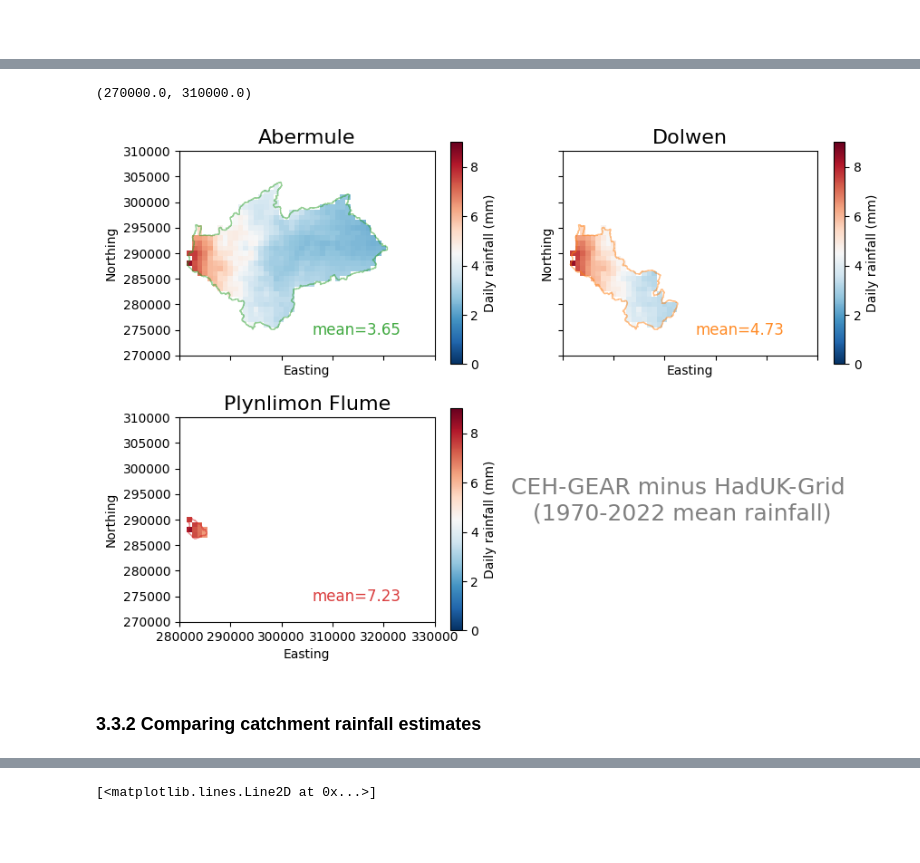
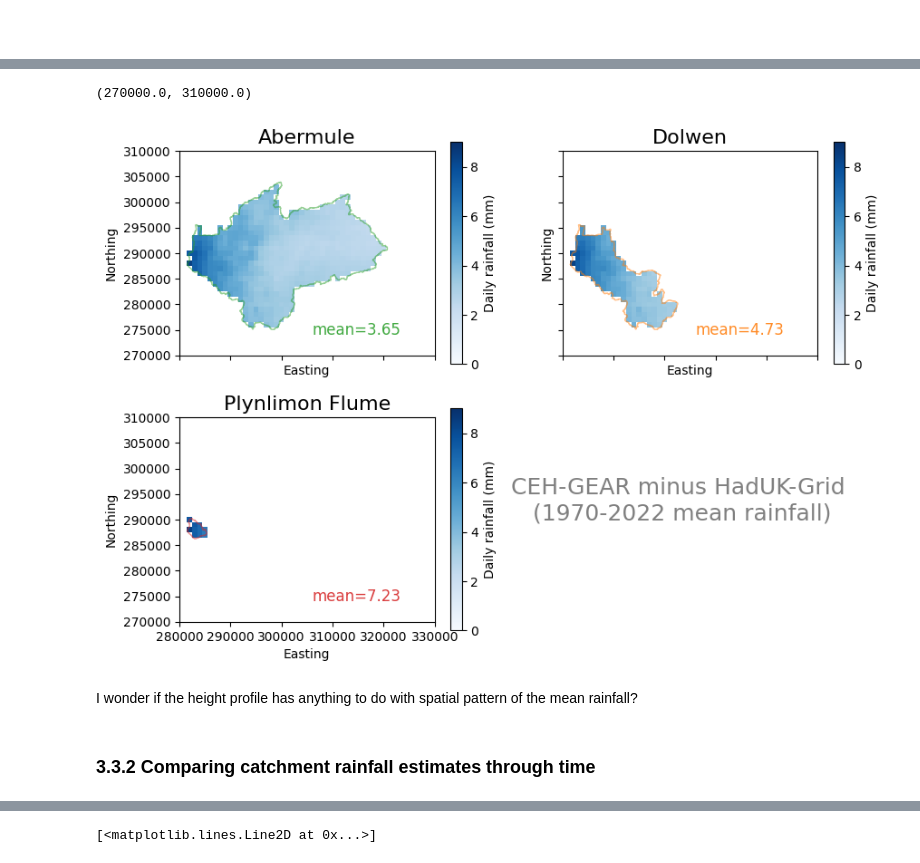
Before and after one commit to Thomasjkeel/UKCEH_Summer_School, a Jupyter notebook: Workshop_4/Workshop_4_rainfall_comparison.ipynb, the cells around one changed output, grey strips where cells are left out. Saved outputs shown, nothing was run; the diff lists cells and outputs as text; code cells hidden in the pictures; blank space fills up the shorter version.

```diff
--- a/Workshop_4/Workshop_4_rainfall_comparison.ipynb
+++ b/Workshop_4/Workshop_4_rainfall_comparison.ipynb
@@ -923,23 +959,24 @@ catchments_shp_and_hght = {'Abermule': {'shp': abermule_shp, 'hght': abermule_hg
 # %%
 fig, axes = plt.subplots(2, 2, figsize=(10, 7), sharex=True, sharey=True)
 
 for ax, catchment, color_to_use in zip(axes.flatten(), catchments_shp_and_hght.keys(), ['C2', 'C1', 'C3']):
     region_mask_rain_diff = data_utils.mask_region_rainfall(severn_gear_daily, catchments_shp_and_hght[catchment]['hght']).mean('time')["rainfall_amount"]
-    region_mask_rain_diff.plot(ax=ax, vmin=0, vmax=9, cmap='RdBu_r', cbar_kwargs={'label': 'Daily rainfall (mm)'})
+    region_mask_rain_diff.plot(ax=ax, vmin=0, vmax=9, cmap='Blues', cbar_kwargs={'label': 'Daily rainfall (mm)'})
     catchments_shp_and_hght[catchment]['shp'].plot(ax=ax, facecolor='none', edgecolor=color_to_use, alpha=.5)
     ax.set_title(f"{catchment}", size=16)
     ax.set_xlabel('Easting')
     ax.set_ylabel('Northing')
     ax.text(s=f'mean={region_mask_rain_diff.mean():.2f}', x=306000, y=274000, size=12, color=color_to_use, alpha=.9)
 axes[1][1].remove()
 axes[1][0].text(s='CEH-GEAR minus HadUK-Grid\n   (1970-2022 mean rainfall)', x=345000, y=290000, size=18, color='grey')
 ax.set_xlim(280000, 330000); ax.set_ylim(270000, 310000)
-# fig.savefig('../figures/ceh_vs_haduk_differences/catchment_mask_vs_boundary.png', bbox_inches='tight', dpi=200)
 # %% [output]
 (270000.0, 310000.0)
-[figure, old version]
+[figure, new version]
+# %% [markdown]
+I wonder if the height profile has anything to do with spatial pattern of the mean rainfall?
 # %% [markdown]
-### 3.3.2 Comparing catchment rainfall estimates
+### 3.3.2 Comparing catchment rainfall estimates through time
 # %%
 ## too keep RAM-use low, let's take a subset of data from 2010-2019
 abermule_mask_rainfall_2010s = abermule_mask_rainfall.sel(time=slice("2010", "2019"))
```
Also changed, not shown: parts of 52 cells of this notebook.
